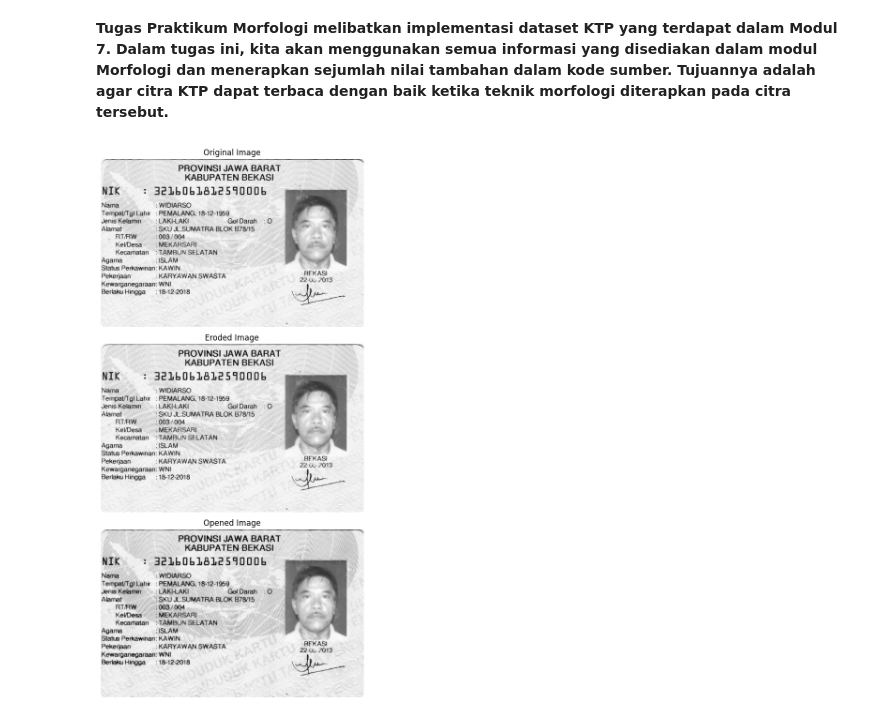
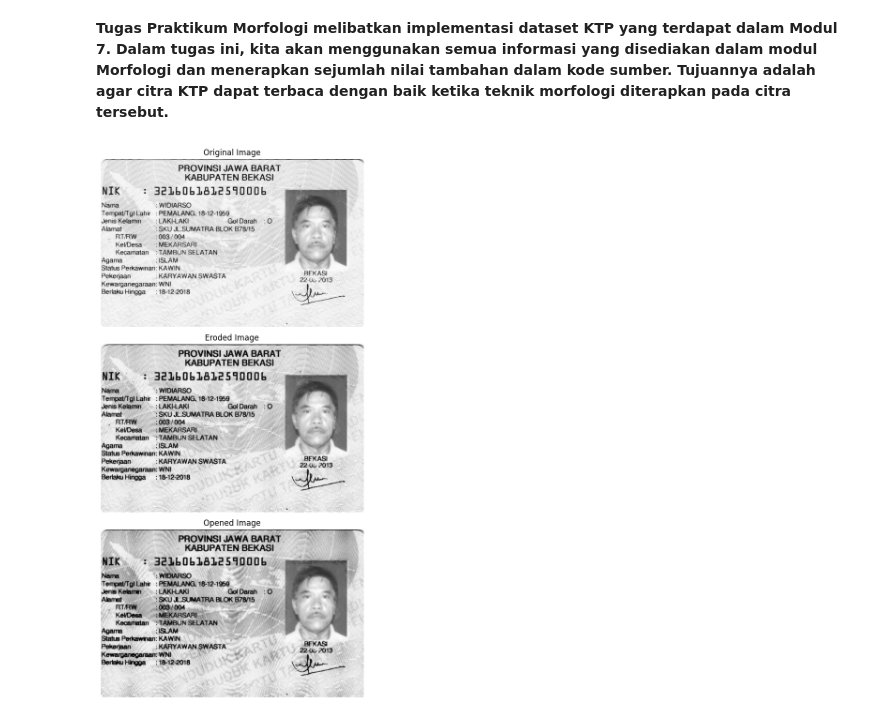
Before and after one commit to adindasyv/2141720096-pcvk-2023, a Jupyter notebook: Week09/Week09.ipynb, the cells around one changed output. Saved outputs shown, nothing was run; the diff lists cells and outputs as text; code cells hidden in the pictures.

```diff
--- a/Week09/Week09.ipynb
+++ b/Week09/Week09.ipynb
@@ -581,32 +581,32 @@ import matplotlib.pyplot as plt
 # Path to the image file
 image_path = '/content/drive/MyDrive/Colab Notebooks/smt 5 pcvk/images/ktp6.png'
 
 # Read the image as grayscale
 ktp_image_color = cv2.imread(image_path)
 ktp_image_gray = cv2.cvtColor(ktp_image_color, cv2.COLOR_BGR2GRAY)
 
 # Define structuring elements for erode and opening
-erosion_SE = np.ones((1, 1), np.uint8)  # 1x1 square for erosion
+erosion_SE = np.ones((2, 2), np.uint8)  # 1x1 square for erosion
 opening_SE = np.ones((3, 3), np.uint8)  # 3x3 square for opening
 
 # Perform erosion operation
 img_eroded = cv2.erode(ktp_image_gray, erosion_SE, iterations=1)
 
 # Perform opening operation
 img_opened = cv2.morphologyEx(img_eroded, cv2.MORPH_OPEN, opening_SE)
 
 # Display original, eroded, and opened images in a vertical layout
 plt.figure(figsize=(6, 12))
 plt.subplot(311), plt.imshow(ktp_image_gray, cmap='gray')
 plt.title('Original Image'), plt.axis('off')
 
 plt.subplot(312), plt.imshow(img_eroded, cmap='gray')
 plt.title('Eroded Image'), plt.axis('off')
 
 plt.subplot(313), plt.imshow(img_opened, cmap='gray')
 plt.title('Opened Image'), plt.axis('off')
 
 plt.tight_layout()
 plt.show()
 # %% [output]
-[figure, old version]
+[figure, new version]
```
